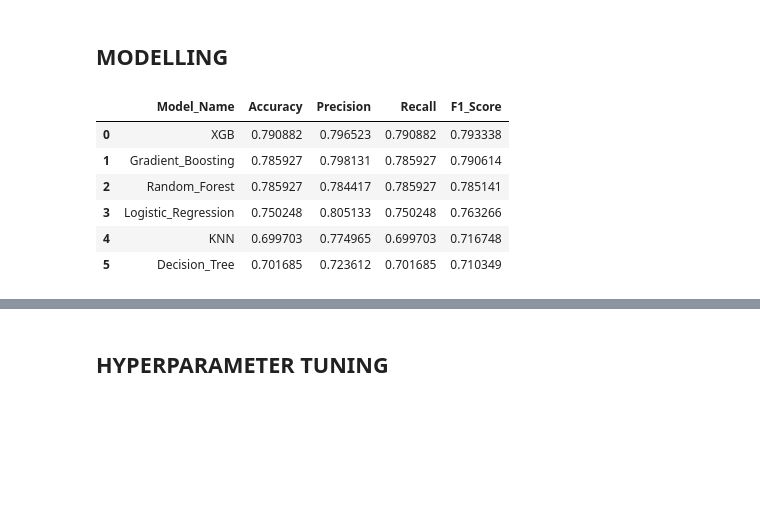
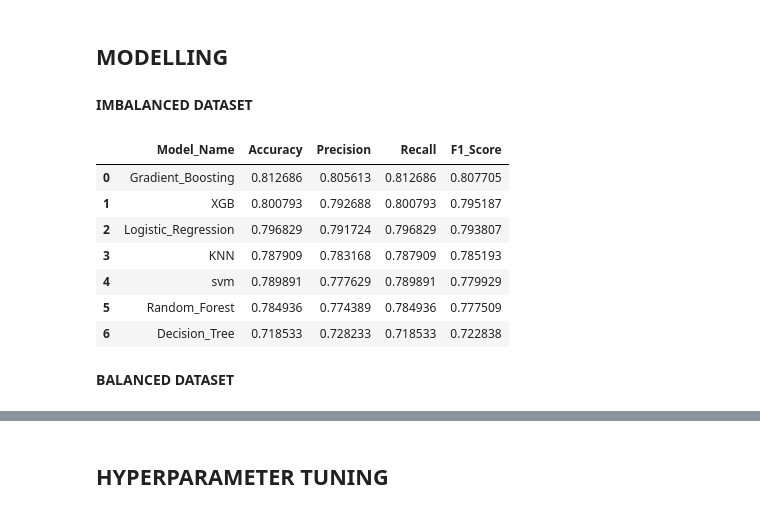
Before and after one commit to Creative-Parasite/Telco-customer-churn-prediction, a Jupyter notebook: churn.ipynb, the cells around one changed output, grey strips where cells are left out. Drawn from its saved outputs; the diff is of its cells as text; code cells hidden in the pictures; blank space fills up the shorter version.

```diff
--- a/churn.ipynb
+++ b/churn.ipynb
@@ -936,7 +936,7 @@ sm = SMOTENC(random_state=42)
 # %%
 # prepare numerical pipeline
 numerical_pipeline=Pipeline(steps=[
-('numerical_imputer',SimpleImputer(strategy='mean')),
+('numerical_imputer',SimpleImputer(strategy='median')),
 ('scaler', RobustScaler())
 
 ])
@@ -967,5 +967,6 @@ models = [
     ('KNN', KNeighborsClassifier(n_neighbors=7)),
     ('Logistic_Regression', LogisticRegression(random_state=42)),
     ('Random_Forest', RandomForestClassifier(n_estimators=100, random_state=42)),
-    ('Gradient_Boosting', GradientBoostingClassifier(random_state=42))
+    ('Gradient_Boosting', GradientBoostingClassifier(random_state=42)),
+    ("svm" , SVC(kernel="rbf", gamma=0.5, C=1.0))
 ]
@@ -972,43 +975,47 @@ models = [
+# %% [markdown]
+**IMBALANCED DATASET**
 # %%
 # all pipelines storage dictionary
 all_pipelines={}
 
 #creating a metrics dataframe
 metrics_table=pd.DataFrame(columns=['Model_Name','Accuracy','Precision', 'Recall','F1_Score'])
 for model, classifier in models:
 
     # creating final pipeline
-    final_pipeline=imbpipeline(steps=[
+    final_pipeline=Pipeline(steps=[
         ('preprocessor', preprocessor),
-        ("smote", sm),
         ('classifier', classifier)
     ])
 
     #fit data to final pipeline
     final_pipeline.fit(X_train, y_trained)
     all_pipelines[model]=final_pipeline
 
     #Predicting
     y_pred=final_pipeline.predict(X_eval)
     metrics=classification_report(y_evaled, y_pred, output_dict=True)
 
    #Get all the metrics of interest
     Accuracy=metrics['accuracy']
     Precision=metrics['weighted avg']['precision']
     Recall=metrics['weighted avg']['recall']
     F1_Score=metrics['weighted avg']['f1-score']
 
     metrics_table.loc[len(metrics_table)]=[model, Accuracy, Precision, Recall, F1_Score]
 
 metrics_table.sort_values(by='F1_Score', ascending=False, ignore_index=True)
 # %% [output]
 |  | Model_Name | Accuracy | Precision | Recall | F1_Score |
-| 0 | XGB | 0.790882 | 0.796523 | 0.790882 | 0.793338 |
-| 1 | Gradient_Boosting | 0.785927 | 0.798131 | 0.785927 | 0.790614 |
-| 2 | Random_Forest | 0.785927 | 0.784417 | 0.785927 | 0.785141 |
-| 3 | Logistic_Regression | 0.750248 | 0.805133 | 0.750248 | 0.763266 |
-| 4 | KNN | 0.699703 | 0.774965 | 0.699703 | 0.716748 |
-| 5 | Decision_Tree | 0.701685 | 0.723612 | 0.701685 | 0.710349 |
+| 0 | Gradient_Boosting | 0.812686 | 0.805613 | 0.812686 | 0.807705 |
+| 1 | XGB | 0.800793 | 0.792688 | 0.800793 | 0.795187 |
+| 2 | Logistic_Regression | 0.796829 | 0.791724 | 0.796829 | 0.793807 |
+| 3 | KNN | 0.787909 | 0.783168 | 0.787909 | 0.785193 |
+| 4 | svm | 0.789891 | 0.777629 | 0.789891 | 0.779929 |
+| 5 | Random_Forest | 0.784936 | 0.774389 | 0.784936 | 0.777509 |
+| 6 | Decision_Tree | 0.718533 | 0.728233 | 0.718533 | 0.722838 |
+# %% [markdown]
+**BALANCED DATASET**
 # %%
 # Instantiate the models
 ## Logistic Regression
```
Also changed, not shown: parts of 69 cells of this notebook.
